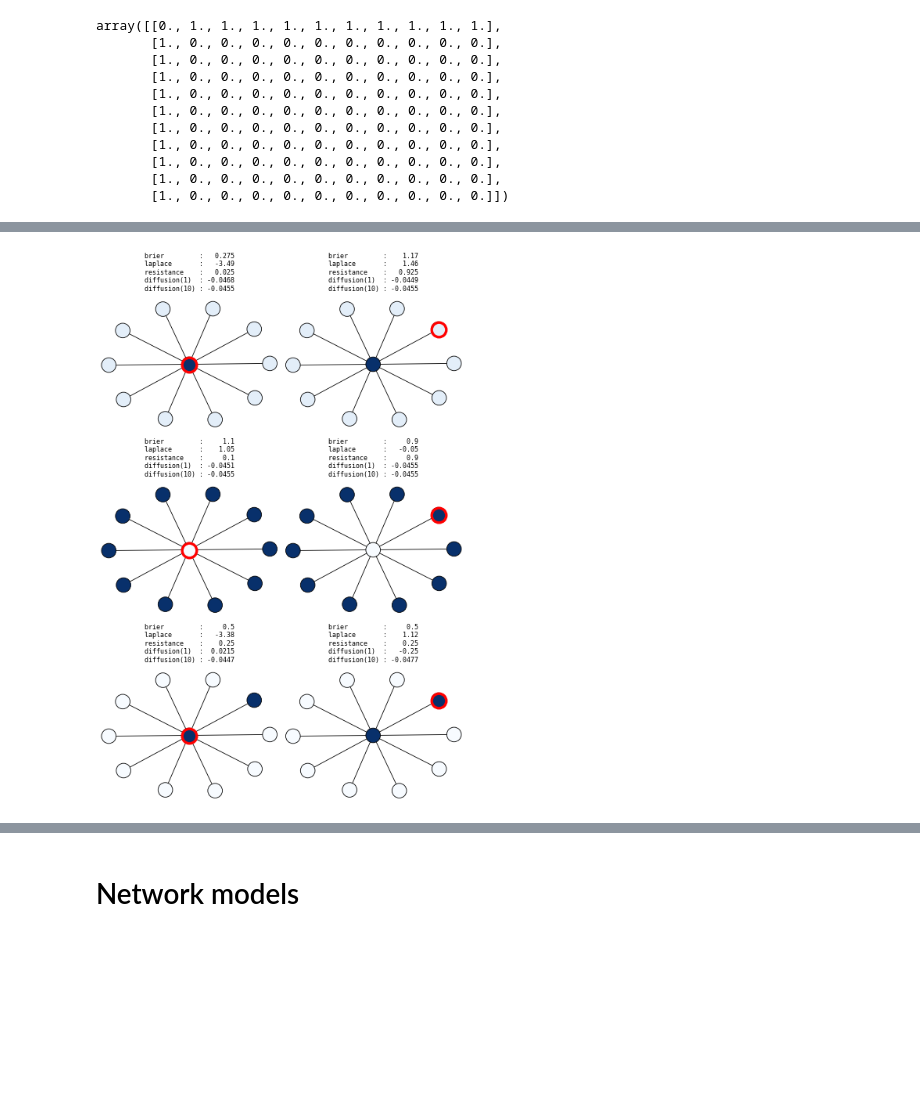
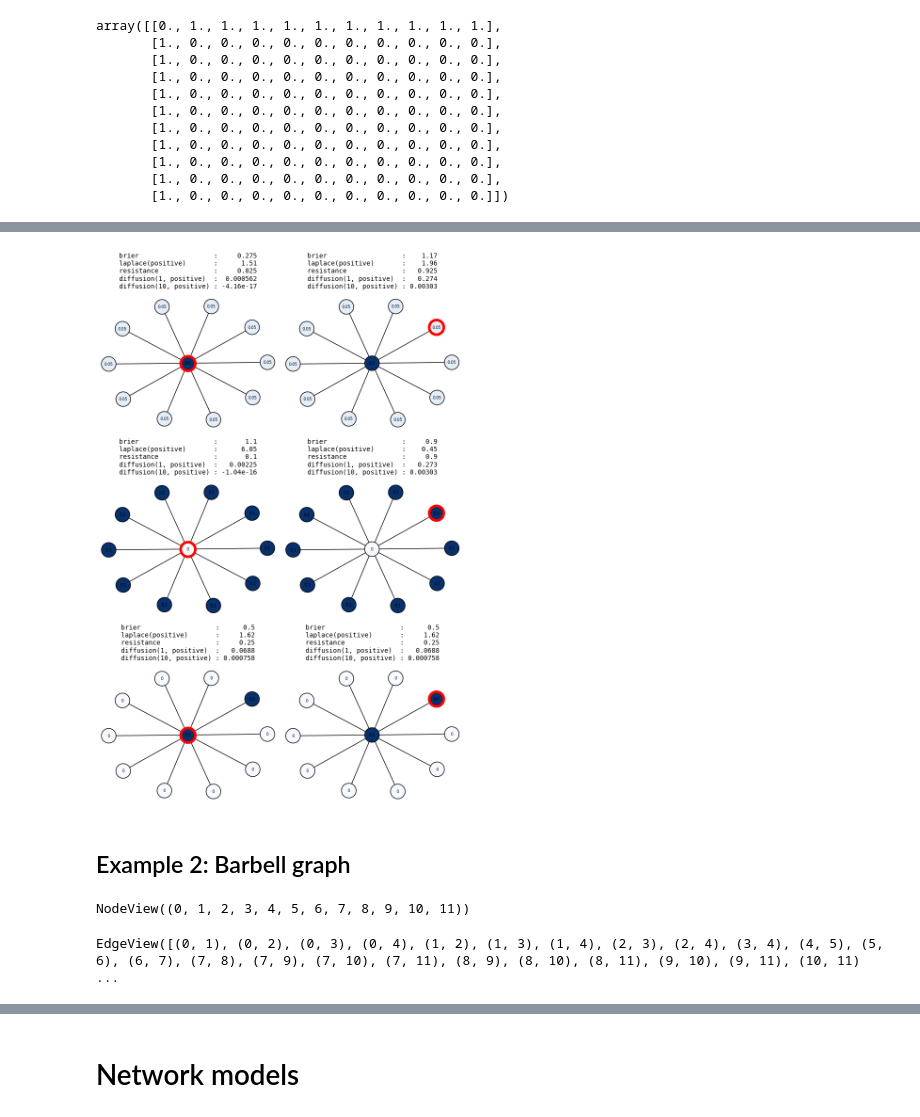
Before and after one commit to lo-hfk/proper-graph-scoring-rules, a Jupyter notebook: examples/NodeSelectionExamples2.ipynb, the cells around one changed output, grey strips where cells are left out. Saved outputs shown, nothing was run; the diff lists cells and outputs as text; code cells hidden in the pictures; blank space fills up the shorter version.

Commit message:
Positive kernel scores; more examples
Implemented the non-negative convention of the kernel scores.

Made a notebook with a number of toy examples to compare scores.

```diff
--- a/examples/NodeSelectionExamples2.ipynb
+++ b/examples/NodeSelectionExamples2.ipynb
@@ -123,24 +126,26 @@ assert np.allclose(sum(prediction), 1)
 
 task_1f = ns.NodeSelectionTask(adjacency_matrix, prediction, true_node)
 # %%
-fig, axs = plt.subplots(3, 2, figsize=(8, 12), dpi=60)
+fig, axs = plt.subplots(3, 2, figsize=(8, 12), dpi=100)
 
 for task, ax in zip([task_1a, task_1b, task_1c, task_1d, task_1e, task_1f], axs.flatten()):
     plot_task(
         ax, G, node_probs=task.node_probs, true_node=task.true_node,
-        labels=False, colorbar=False, contrast=1, prob_color="Blues", true_color="red",
+        labels="prob", colorbar=False, contrast=1, prob_color="Blues", true_color="red",
         scores=[
             "brier",
-            "laplace",
+            {"laplace": {"convention": "positive"}},
             "resistance",
-            {"diffusion": {"kappa2": 1}},
-            {"diffusion": {"kappa2": 10}}
+            {"diffusion": {"kappa2": 1, "convention": "positive"}},
+            {"diffusion": {"kappa2": 10, "convention": "positive"}}
         ],
         score_pos="top"
     )
     ax.set_axis_off()  # optional, already done in plot_task
 
 plt.tight_layout()
 plt.show()
 # %% [output]
-[figure, old version]
+[figure, new version]
+# %% [markdown]
+## Example 2: Barbell graph
@@ -146,0 +154,8 @@ plt.show()
+# %%
+G.nodes()
+# %% [output]
+NodeView((0, 1, 2, 3, 4, 5, 6, 7, 8, 9, 10, 11))
+# %%
+G.edges()
+# %% [output]
+EdgeView([(0, 1), (0, 2), (0, 3), (0, 4), (1, 2), (1, 3), (1, 4), (2, 3), (2, 4), (3, 4), (4, 5), (5, 6), (6, 7), (7, 8), (7, 9), (7, 10), (7, 11), (8, 9), (8, 10), (8, 11), (9, 10), (9, 11), (10, 11) ...
```
Also changed, not shown: parts of 39 cells of this notebook, 3 other files.
